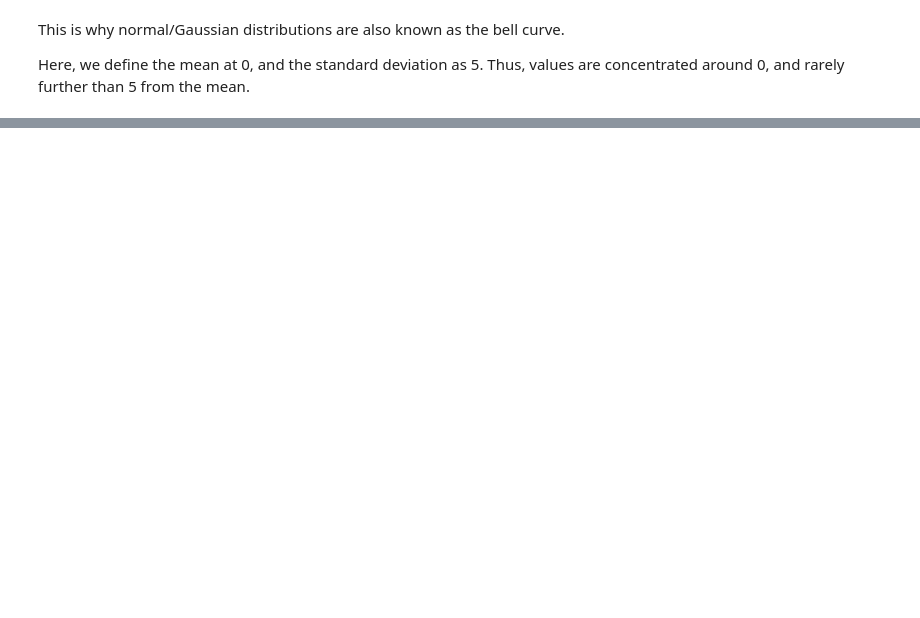
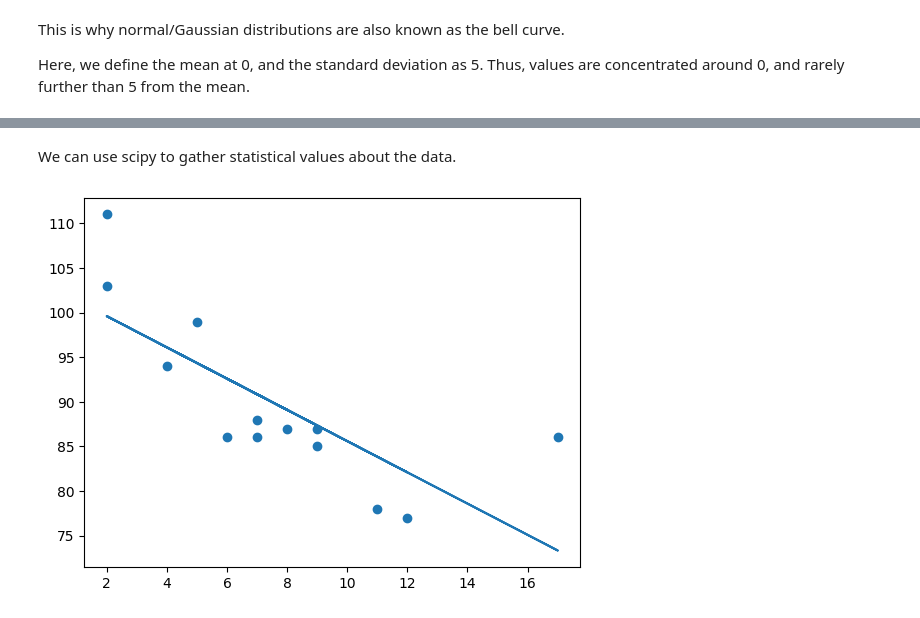
Before and after one commit to amsih/ML-In-Python, a Jupyter notebook: Machine_Learning.ipynb, the cells around one changed output, grey strips where cells are left out. Saved outputs shown, nothing was run; the diff lists cells and outputs as text; code cells hidden in the pictures; blank space fills up the shorter version.

Commit message:
Multivariate Data Analysis Work

```diff
--- a/Machine_Learning.ipynb
+++ b/Machine_Learning.ipynb
@@ -142,0 +183,16 @@ Thus, values are concentrated around 0, and rarely further than 5 from the mean.
+# %% [markdown]
+We can use scipy to gather statistical values about the data.
+# %%
+# Linear Regression Modelling
+slope, intercept, r, p, std_err = stats.linregress(x,y)
+
+def f(x):
+    return slope * x + intercept
+
+model = list(map(f, x))
+
+plt.scatter(x,y)
+plt.plot(x, model)
+plt.show()
+# %% [output]
+[figure, added]
```
Also changed, not shown: parts of 47 cells of this notebook, 2 other files.
